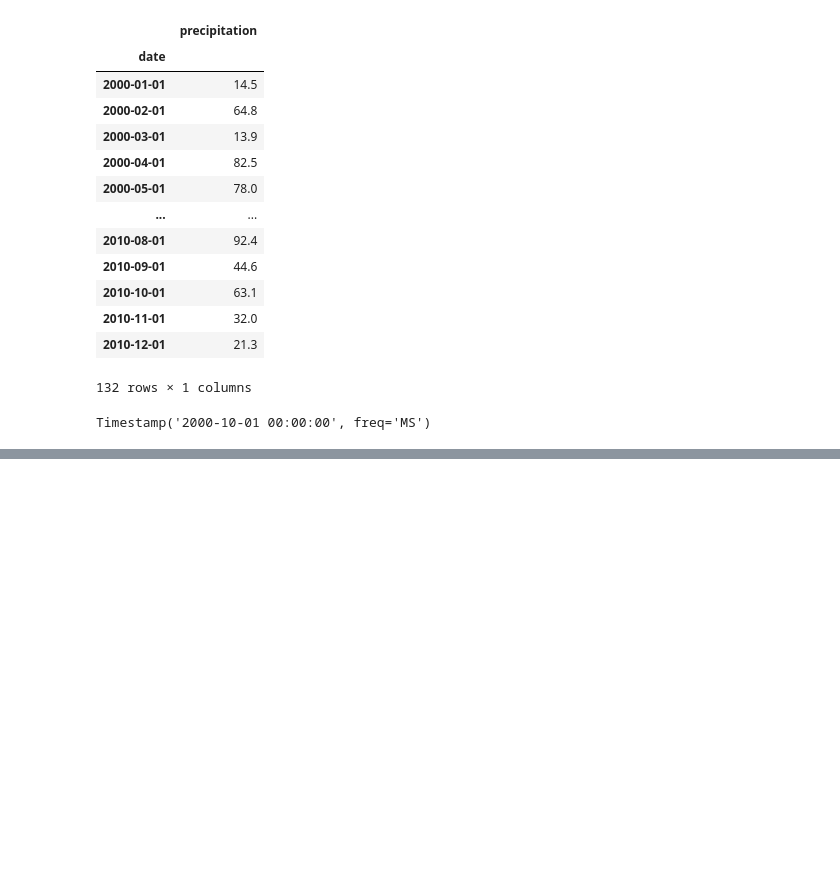
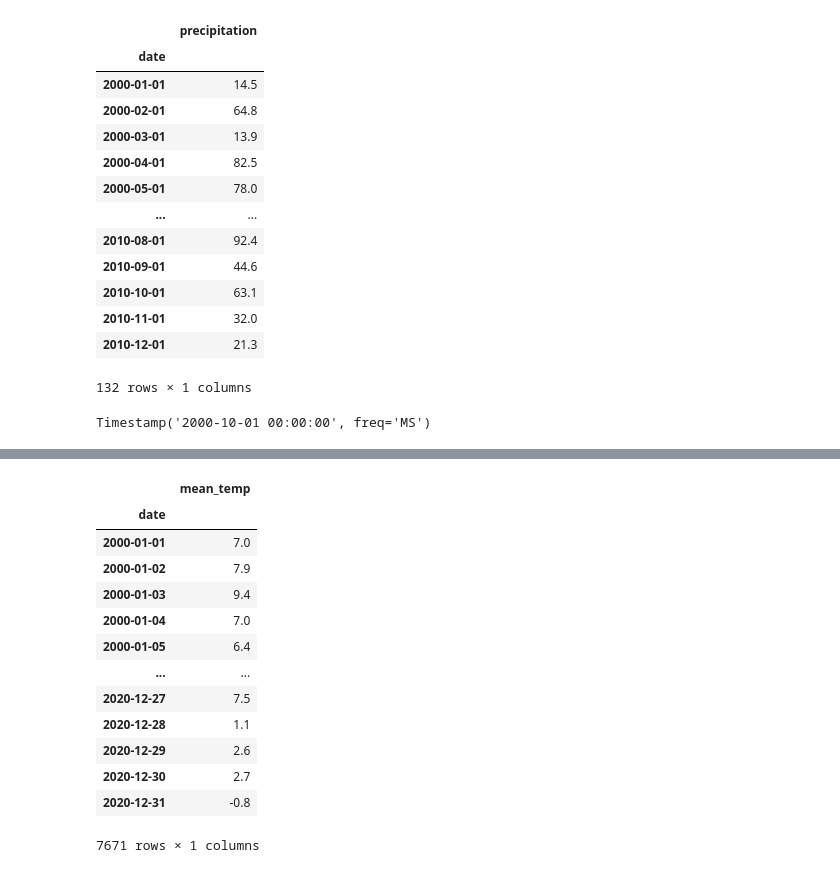
Before and after one commit to kassiedancer92/Resampling-Datetime-Data, a Jupyter notebook: Resampling Datetime Data.ipynb, the cells around one changed output, grey strips where cells are left out. Saved outputs shown, nothing was run; the diff lists cells and outputs as text; code cells hidden in the pictures; blank space fills up the shorter version.

```diff
--- a/Resampling Datetime Data.ipynb
+++ b/Resampling Datetime Data.ipynb
@@ -266,0 +269,20 @@ fig.autofmt_xdate(which = 'major', rotation = 90);
+# %%
+#Create temporary df
+temp_cols = ['mean_temp']
+temp_df = df.loc['2000':, temp_cols]
+temp_df
+# %% [output]
+|  | mean_temp |
+| date |  |
+| 2000-01-01 | 7.0 |
+| 2000-01-02 | 7.9 |
+| 2000-01-03 | 9.4 |
+| 2000-01-04 | 7.0 |
+| 2000-01-05 | 6.4 |
+| ... | ... |
+| 2020-12-27 | 7.5 |
+| 2020-12-28 | 1.1 |
+| 2020-12-29 | 2.6 |
+| 2020-12-30 | 2.7 |
+| 2020-12-31 | -0.8 |
+7671 rows × 1 columns
```
Also changed, not shown: parts of 5 cells of this notebook.
